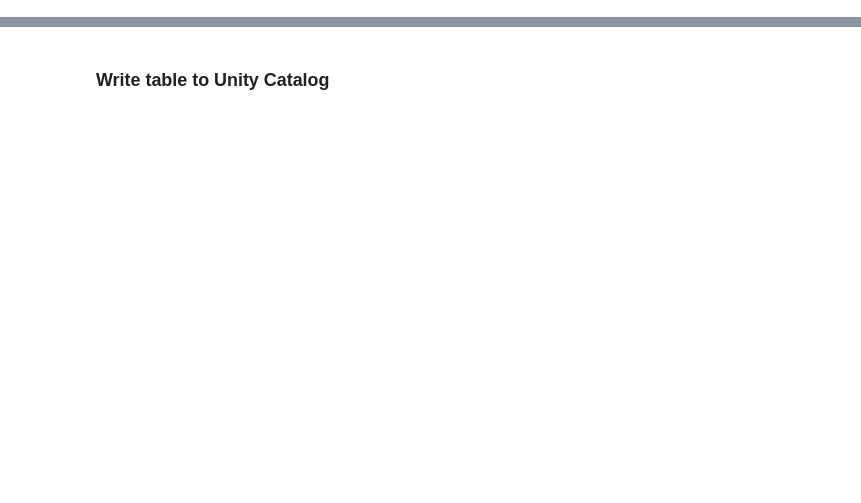
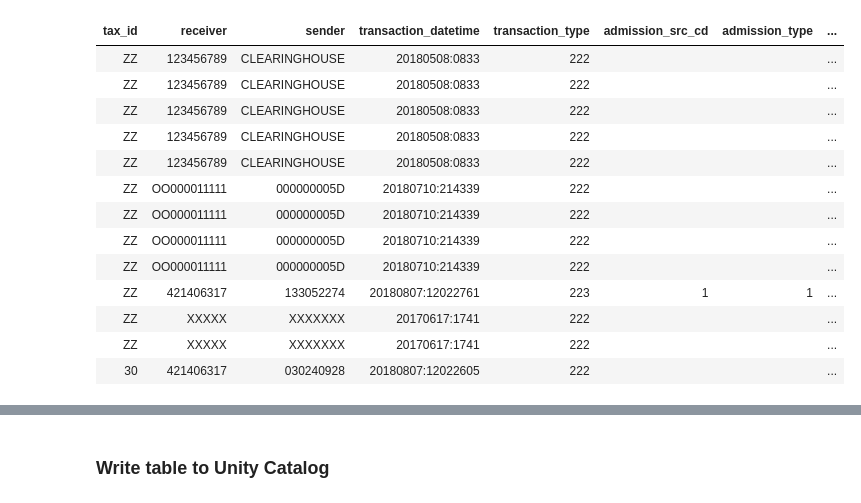
Before and after one commit to databricks-industry-solutions/x12-edi-parser, a Jupyter notebook: notebooks/ClaimBuilder.ipynb, the cells around one changed output, grey strips where cells are left out. Saved outputs shown, nothing was run; the diff lists cells and outputs as text; code cells hidden in the pictures; blank space fills up the shorter version.

```diff
--- a/notebooks/ClaimBuilder.ipynb
+++ b/notebooks/ClaimBuilder.ipynb
@@ -194,0 +95,30 @@ display(claims_flat)
+# %%
+claim_header_flat = claims_flat.selectExpr(
+    "tax_id",
+    "receiver",
+    "sender",
+    "transaction_datetime",
+    "transaction_type",
+    "Claim.claim_header.*",
+    "Claim.diagnosis.*",
+    "Claim.patient.*",
+    "Claim.payer.*",
+    "Claim.providers.*"
+)
+
+display(claim_header_flat)
+# %% [output]
+| tax_id | receiver | sender | transaction_datetime | transaction_type | admission_src_cd | admission_type | ... |
+| ZZ | 123456789 | CLEARINGHOUSE | 20180508:0833 | 222 |  |  | ... |
+| ZZ | 123456789 | CLEARINGHOUSE | 20180508:0833 | 222 |  |  | ... |
+| ZZ | 123456789 | CLEARINGHOUSE | 20180508:0833 | 222 |  |  | ... |
+| ZZ | 123456789 | CLEARINGHOUSE | 20180508:0833 | 222 |  |  | ... |
+| ZZ | 123456789 | CLEARINGHOUSE | 20180508:0833 | 222 |  |  | ... |
+| ZZ | OO000011111 | 000000005D | 20180710:214339 | 222 |  |  | ... |
+| ZZ | OO000011111 | 000000005D | 20180710:214339 | 222 |  |  | ... |
+| ZZ | OO000011111 | 000000005D | 20180710:214339 | 222 |  |  | ... |
+| ZZ | OO000011111 | 000000005D | 20180710:214339 | 222 |  |  | ... |
+| ZZ | 421406317 | 133052274 | 20180807:12022761 | 223 | 1 | 1 | ... |
+| ZZ | XXXXX | XXXXXXX | 20170617:1741 | 222 |  |  | ... |
+| ZZ | XXXXX | XXXXXXX | 20170617:1741 | 222 |  |  | ... |
+| 30 | 421406317 | 030240928 | 20180807:12022605 | 222 |  |  | ... |
```
Also changed, not shown: parts of 20 cells of this notebook.
